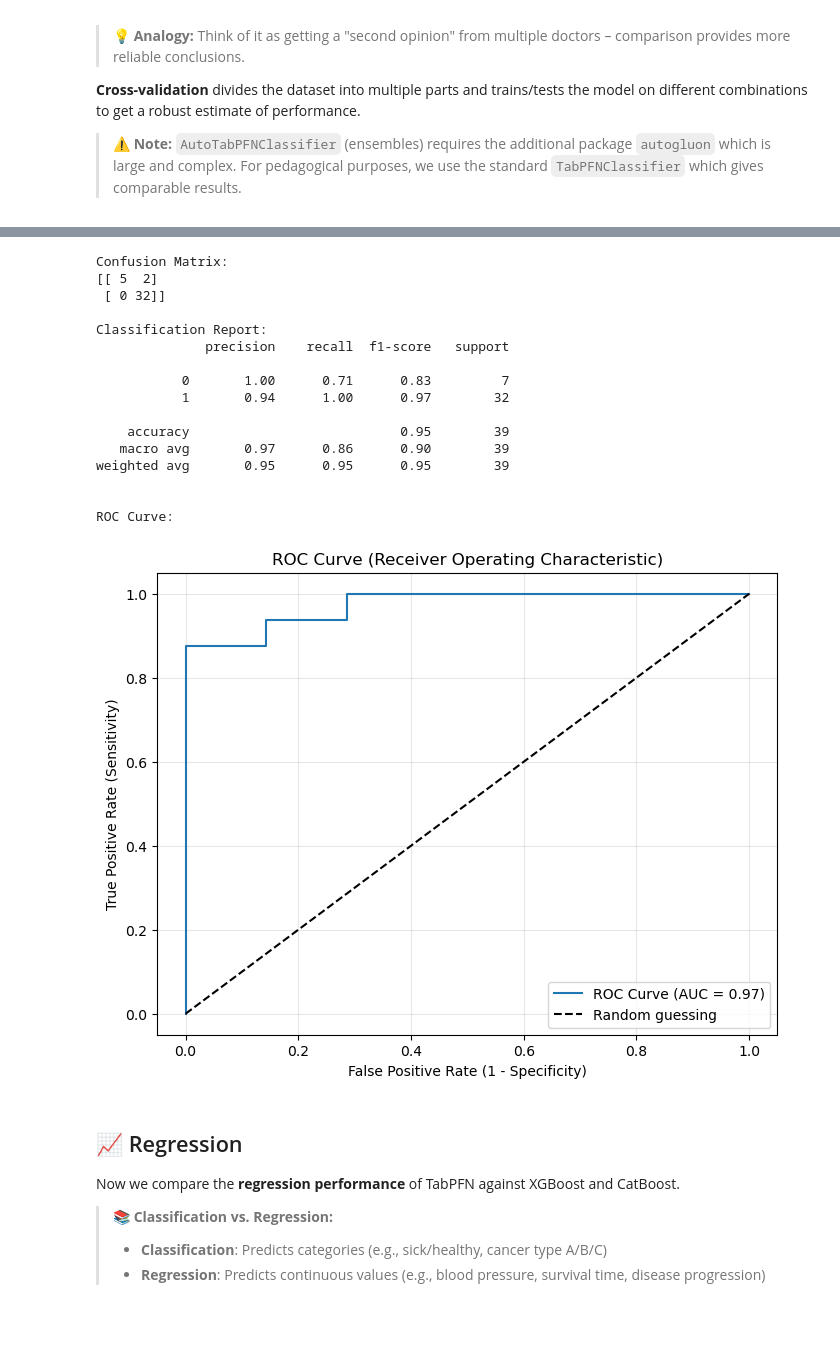
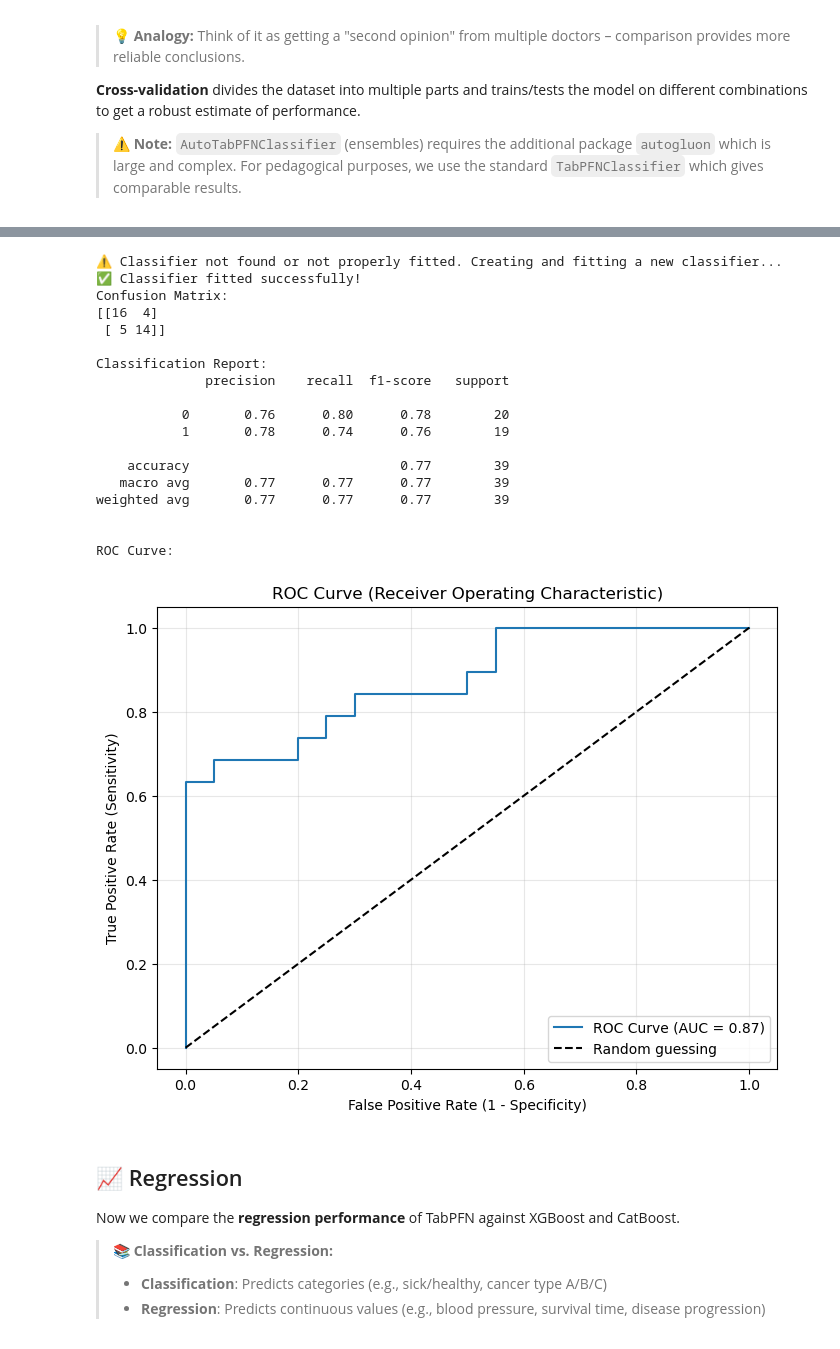
Before and after one commit to arvidl/BMED365-2026, a Jupyter notebook: Lab2-DL/notebooks/F1-TabPFN-intro.ipynb, the cells around one changed output, grey strips where cells are left out. Saved outputs shown, nothing was run; the diff lists cells and outputs as text; code cells hidden in the pictures.

```diff
--- a/Lab2-DL/notebooks/F1-TabPFN-intro.ipynb
+++ b/Lab2-DL/notebooks/F1-TabPFN-intro.ipynb
@@ -333,0 +415,33 @@ If not, run: pip install --upgrade tabpfn tabpfn-extensions
+# %%
+# 🔐 Login to HuggingFace (Alternative to terminal login)
+
+# Uncomment and run this cell if you prefer to login directly in the notebook
+# This will prompt you to paste your HuggingFace token
+
+try:
+    from huggingface_hub import login
+
+    print("=" * 60)
+    print("HUGGINGFACE LOGIN")
+    print("=" * 60)
+    print("You will be prompted to enter your HuggingFace token.")
+    print("Get your token from: https://huggingface.co/settings/tokens")
+    print("\nMake sure your token has:")
+    print("  ✅ 'Read' access")
+    print("  ✅ 'Read access to contents of all public gated repos you can access'")
+    print("=" * 60)
+
+    # This will prompt for token interactively
+    login()
+
+    print("\n✅ Login successful!")
+    print("Now try running the TabPFN cells again.")
+
+except ImportError:
+    print("❌ huggingface_hub not installed")
+    print("   Install with: pip install huggingface_hub")
+except Exception as e:
+    print(f"❌ Login failed: {e}")
+    print("\nTry logging in via terminal instead:")
+    print("  hf auth login")
+    print("  (or: huggingface-cli login  # older command)")
@@ -1029,48 +1139,59 @@ from sklearn.metrics import (
 )
 import matplotlib.pyplot as plt
 
-# Get predictions from the classifier (must run cell 24 first)
+# Check if classifier exists and is properly fitted
+# If not, create and fit a new one
+if 'classifier' not in globals() or not hasattr(classifier, 'inferred_categorical_indices_'):
+    print("⚠️ Classifier not found or not properly fitted. Creating and fitting a new classifier...")
+    from tabpfn import TabPFNClassifier
+    classifier = TabPFNClassifier(random_state=42, device=DEVICE)
+    classifier.fit(X_train, y_train)
+    print("✅ Classifier fitted successfully!")
+
+# Get predictions from the classifier
 predictions = classifier.predict(X_test)
 prediction_probabilities = classifier.predict_proba(X_test)
 
 print("Confusion Matrix:")
 print(confusion_matrix(y_test, predictions))
 print("\nClassification Report:")
 print(classification_report(y_test, predictions))
 
 # ROC curve (only for binary classification)
 if len(np.unique(y)) == 2:
     print("\nROC Curve:")
     fpr, tpr, thresholds = roc_curve(y_test, prediction_probabilities[:, 1])
     plt.figure(figsize=(8, 6))
     plt.plot(fpr, tpr, label=f'ROC Curve (AUC = {roc_auc_score(y_test, prediction_probabilities[:, 1]):.2f})')
     plt.plot([0, 1], [0, 1], 'k--', label='Random guessing')
     plt.xlabel('False Positive Rate (1 - Specificity)')
     plt.ylabel('True Positive Rate (Sensitivity)')
     plt.title('ROC Curve (Receiver Operating Characteristic)')
     plt.legend(loc="lower right")
     plt.grid(True, alpha=0.3)
     plt.show()
 else:
     print("\n(ROC curve shown only for binary classification)")
 # %% [output]
+⚠️ Classifier not found or not properly fitted. Creating and fitting a new classifier...
+✅ Classifier fitted successfully!
 Confusion Matrix:
-[[ 5  2]
- [ 0 32]]
+[[16  4]
+ [ 5 14]]
 
 Classification Report:
               precision    recall  f1-score   support
 
-           0       1.00      0.71      0.83         7
-           1       0.94      1.00      0.97        32
+           0       0.76      0.80      0.78        20
+           1       0.78      0.74      0.76        19
 
-    accuracy                           0.95        39
-   macro avg       0.97      0.86      0.90        39
-weighted avg       0.95      0.95      0.95        39
+    accuracy                           0.77        39
+   macro avg       0.77      0.77      0.77        39
+weighted avg       0.77      0.77      0.77        39
 
 
 ROC Curve:
-[figure, old version]
+[figure, new version]
 # %% [markdown]
 ## 📈 Regression
 
```
Also changed, not shown: parts of 26 cells of this notebook.
